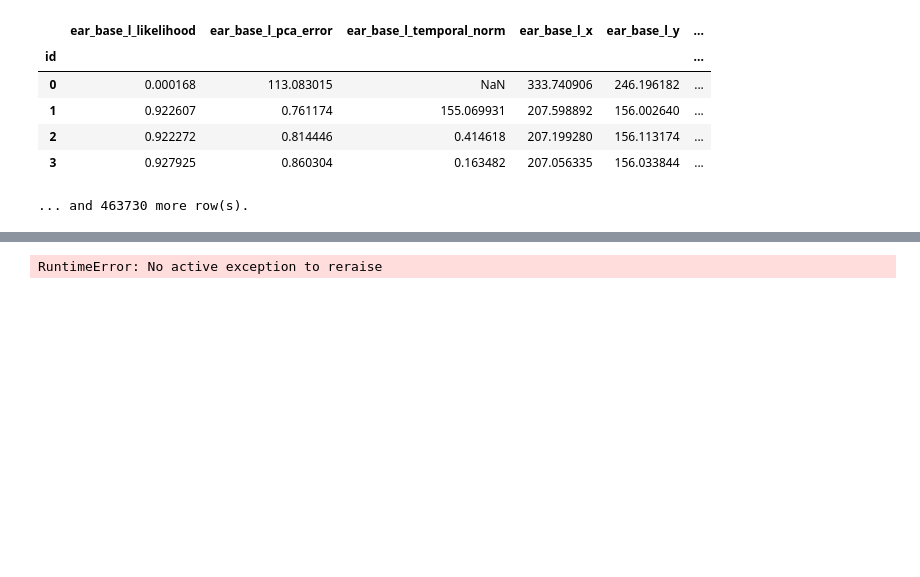
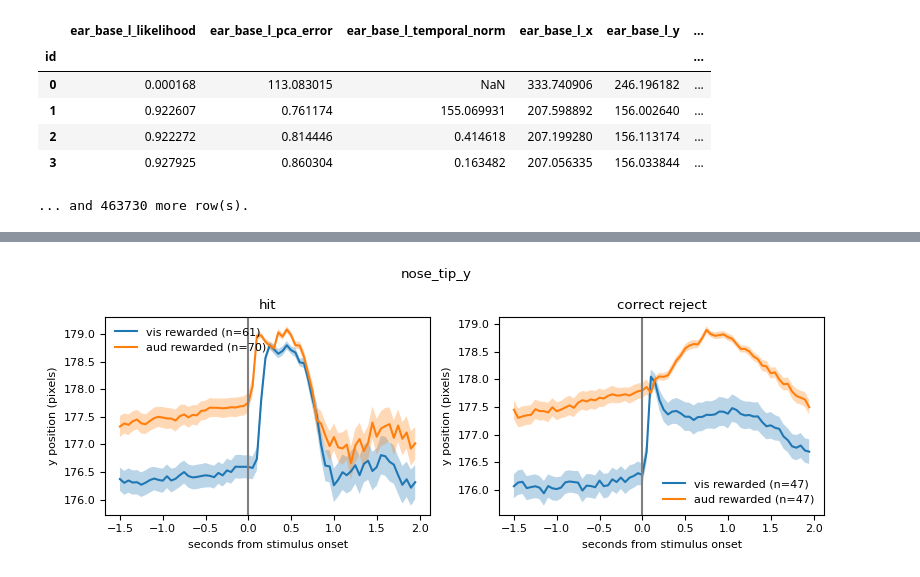
Before and after one commit to AllenNeuralDynamics/conect-dev-capsule, a Jupyter notebook: code/dynamic_routing_tutorial.ipynb, the cells around one changed output, grey strips where cells are left out. Saved outputs shown, nothing was run; the diff lists cells and outputs as text; code cells hidden in the pictures; blank space fills up the shorter version.

```diff
--- a/code/dynamic_routing_tutorial.ipynb
+++ b/code/dynamic_routing_tutorial.ipynb
@@ -613,17 +629,56 @@ table
 # %% [markdown]
 ![Screenshot 2026-05-14 at 2.37.37 PM.png](<attachment:Screenshot 2026-05-14 at 2.37.37 PM.png>)
 # %%
-xmin = -1.5
-pose_time_grid = np.arange(xmin, 2.0, 0.05)
-pose_baseline_mask = (pose_time_grid >= xmin) & (pose_time_grid < 0)
+keypoint = "nose_tip_y"
 
 # filter trials (same criteria as running speed)
 pose_trials = trials_df[
     (trials_df["is_vis_target"] | trials_df["is_aud_target"]) &
     (trials_df["is_hit"] | trials_df["is_correct_reject"])
 ].copy()
 pose_trials["outcome"] = np.where(pose_trials["is_hit"], "hit", "correct reject")
+
+# extract keypoint data
+exclude_cols = set(nwb.processing["behavior"]["lp_side_camera"].colnames) - {"timestamps", keypoint}
+lp_df = nwb.processing["behavior"]["lp_side_camera"].to_dataframe(exclude=exclude_cols)
+
+pose_times = lp_df["timestamps"].to_numpy()
+pose_values = lp_df[keypoint].to_numpy()
+
+# align keypoint to each trial's stimulus onset
+xmin = -1.5
+pose_time_grid = np.arange(xmin, 2.0, 0.05)
+aligned_rows = []
+for _, trial in pose_trials.iterrows():
+    sample_times = trial["stim_start_time"] + pose_time_grid
+    if sample_times[0] < pose_times[0] or sample_times[-1] > pose_times[-1]:
+        continue
+    values = np.interp(sample_times, pose_times, pose_values)
+    aligned_rows.append({
+        "rewarded_modality": trial["rewarded_modality"],
+        "outcome": trial["outcome"],
+        "values": values,
+    })
+
+# plot nose tip by outcome
+fig, axes = plt.subplots(1, 2, figsize=(8, 3), sharex=True)
+for col_idx, outcome in enumerate(["hit", "correct reject"]):
+    ax = axes[col_idx]
+    for modality in ["vis", "aud"]:
+        traces = np.vstack([r["values"] for r in aligned_rows
+                            if r["outcome"] == outcome and r["rewarded_modality"] == modality])
+        mean = traces.mean(axis=0)
+        sem = traces.std(axis=0, ddof=1) / np.sqrt(len(traces))
+        ax.plot(pose_time_grid, mean, label=f"{modality} rewarded (n={len(traces)})")
+        ax.fill_between(pose_time_grid, mean - sem, mean + sem, alpha=0.3)
+    ax.axvline(0, color="gray")
+    ax.set_title(outcome)
+    ax.set_xlabel("seconds from stimulus onset")
+    ax.set_ylabel("y position (pixels)")
+    ax.legend(frameon=False)
+
+plt.suptitle(keypoint)
+plt.tight_layout()
+plt.show()
+# %% [output]
+[figure, added]
-# %%
-raise
-# %% [output]
-RuntimeError: No active exception to reraise
```
Also changed, not shown: parts of 9 cells of this notebook, 2 other files.
